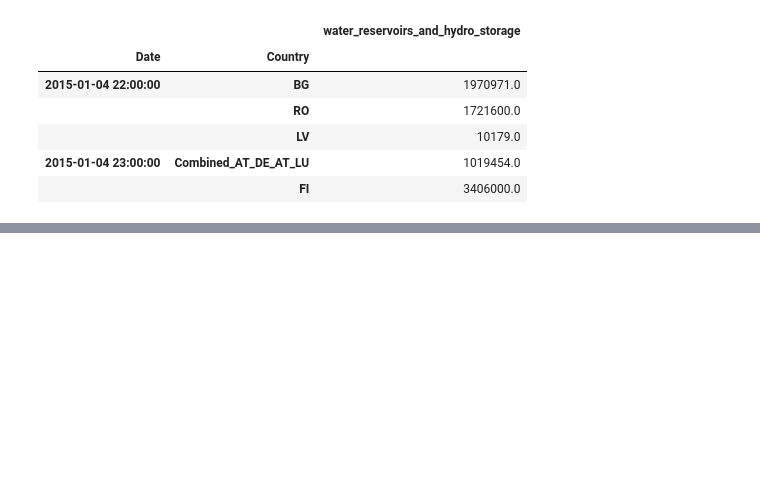
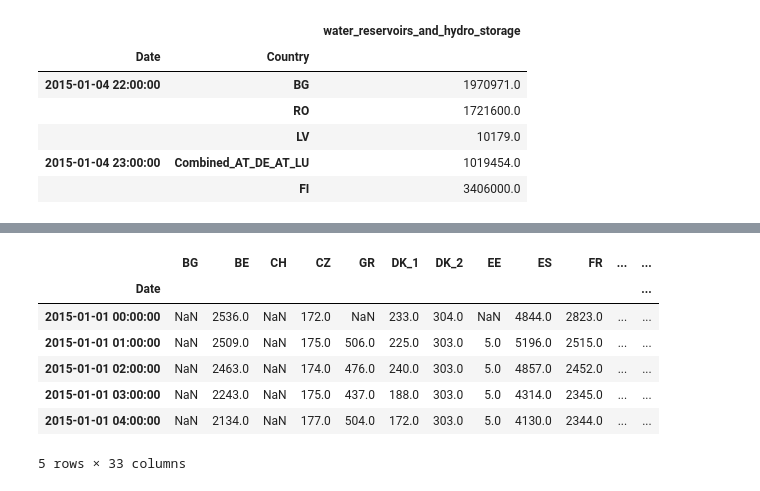
Before and after one commit to hertiemlteam/machine_learning, a Jupyter notebook: machine_learning_energy.ipynb, the cells around one changed output, grey strips where cells are left out. Cells and saved outputs as stored; diff of their text form; code cells hidden in the pictures; blank space fills up the shorter version.

```diff
--- a/machine_learning_energy.ipynb
+++ b/machine_learning_energy.ipynb
@@ -263,0 +331,19 @@ combined_df
+# %%
+df_gas = pd.read_csv('data/gass_merged.csv', sep=";",  index_col=0)
+df_gas.index = pd.to_datetime(df_gas.index)
+df_gas['Year'] = df_gas.index.year
+df_gas['Combined_AT_DE_AT_LU'] = df_gas.apply(lambda row: row['DE_AT_LU'] if row['Year'] <= 2018 else row['AT'], axis=1)
+exclude_columns = ['DE_AT_LU', 'AT', 'Year']
+df_gas.drop(columns=exclude_columns, inplace=True)
+df_gas = df_gas.rename_axis('Date')
+pd.to_datetime(df_gas.index.get_level_values(0))
+df_gas.head()
+# %% [output]
+|  | BG | BE | CH | CZ | GR | DK_1 | DK_2 | EE | ES | FR | ... | ... |
+| Date |  |  |  |  |  |  |  |  |  |  |  | ... |
+| 2015-01-01 00:00:00 | NaN | 2536.0 | NaN | 172.0 | NaN | 233.0 | 304.0 | NaN | 4844.0 | 2823.0 | ... | ... |
+| 2015-01-01 01:00:00 | NaN | 2509.0 | NaN | 175.0 | 506.0 | 225.0 | 303.0 | 5.0 | 5196.0 | 2515.0 | ... | ... |
+| 2015-01-01 02:00:00 | NaN | 2463.0 | NaN | 174.0 | 476.0 | 240.0 | 303.0 | 5.0 | 4857.0 | 2452.0 | ... | ... |
+| 2015-01-01 03:00:00 | NaN | 2243.0 | NaN | 175.0 | 437.0 | 188.0 | 303.0 | 5.0 | 4314.0 | 2345.0 | ... | ... |
+| 2015-01-01 04:00:00 | NaN | 2134.0 | NaN | 177.0 | 504.0 | 172.0 | 303.0 | 5.0 | 4130.0 | 2344.0 | ... | ... |
+5 rows × 33 columns
```
Also changed, not shown: parts of 20 cells of this notebook, 4 other files.
